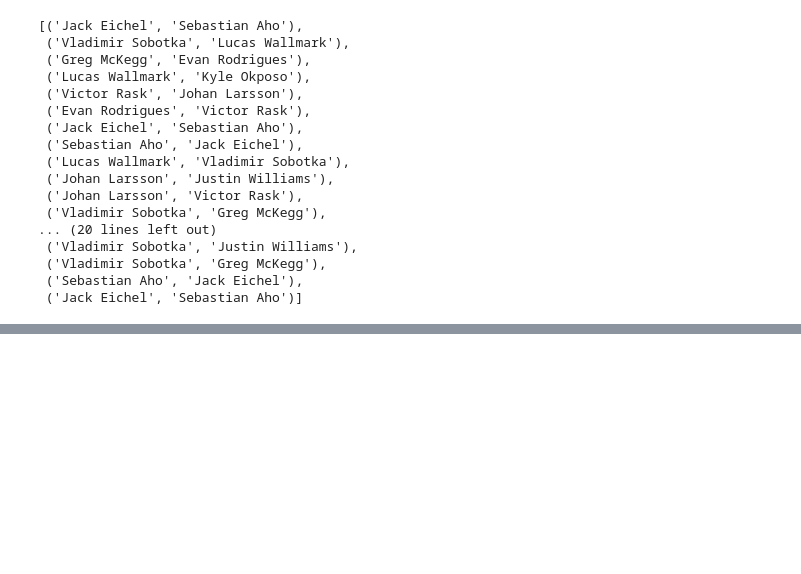
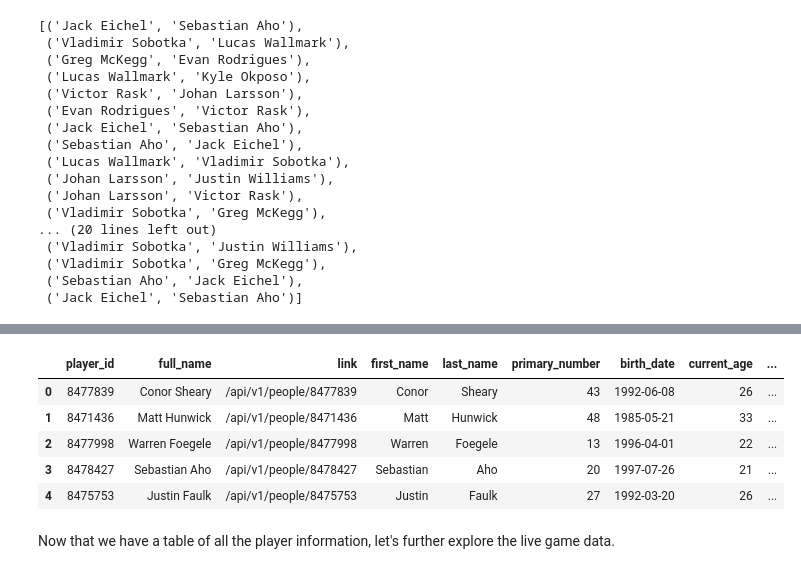
Before and after one commit to yanniskatsaros/hockey-analytics, a Jupyter notebook: nhl-api-data.ipynb, the cells around one changed output, grey strips where cells are left out. Cells and saved outputs as stored; diff of their text form; code cells hidden in the pictures; blank space fills up the shorter version.

```diff
--- a/nhl-api-data.ipynb
+++ b/nhl-api-data.ipynb
@@ -149,0 +269,18 @@ event_dict
+# %%
+home_away_map = {
+    home_tri_code : 'Home',
+    away_tri_code : 'Away'
+}
+
+player_data['home_away'] = player_data['current_team_code'].map(home_away_map)
+# %%
+player_data.head()
+# %% [output]
+|  | player_id | full_name | link | first_name | last_name | primary_number | birth_date | current_age | ... |
+| 0 | 8477839 | Conor Sheary | /api/v1/people/8477839 | Conor | Sheary | 43 | 1992-06-08 | 26 | ... |
+| 1 | 8471436 | Matt Hunwick | /api/v1/people/8471436 | Matt | Hunwick | 48 | 1985-05-21 | 33 | ... |
+| 2 | 8477998 | Warren Foegele | /api/v1/people/8477998 | Warren | Foegele | 13 | 1996-04-01 | 22 | ... |
+| 3 | 8478427 | Sebastian Aho | /api/v1/people/8478427 | Sebastian | Aho | 20 | 1997-07-26 | 21 | ... |
+| 4 | 8475753 | Justin Faulk | /api/v1/people/8475753 | Justin | Faulk | 27 | 1992-03-20 | 26 | ... |
+# %% [markdown]
+Now that we have a table of all the player information, let's further explore the live game data.
```
Also changed, not shown: parts of 35 cells of this notebook, 1 other file.
